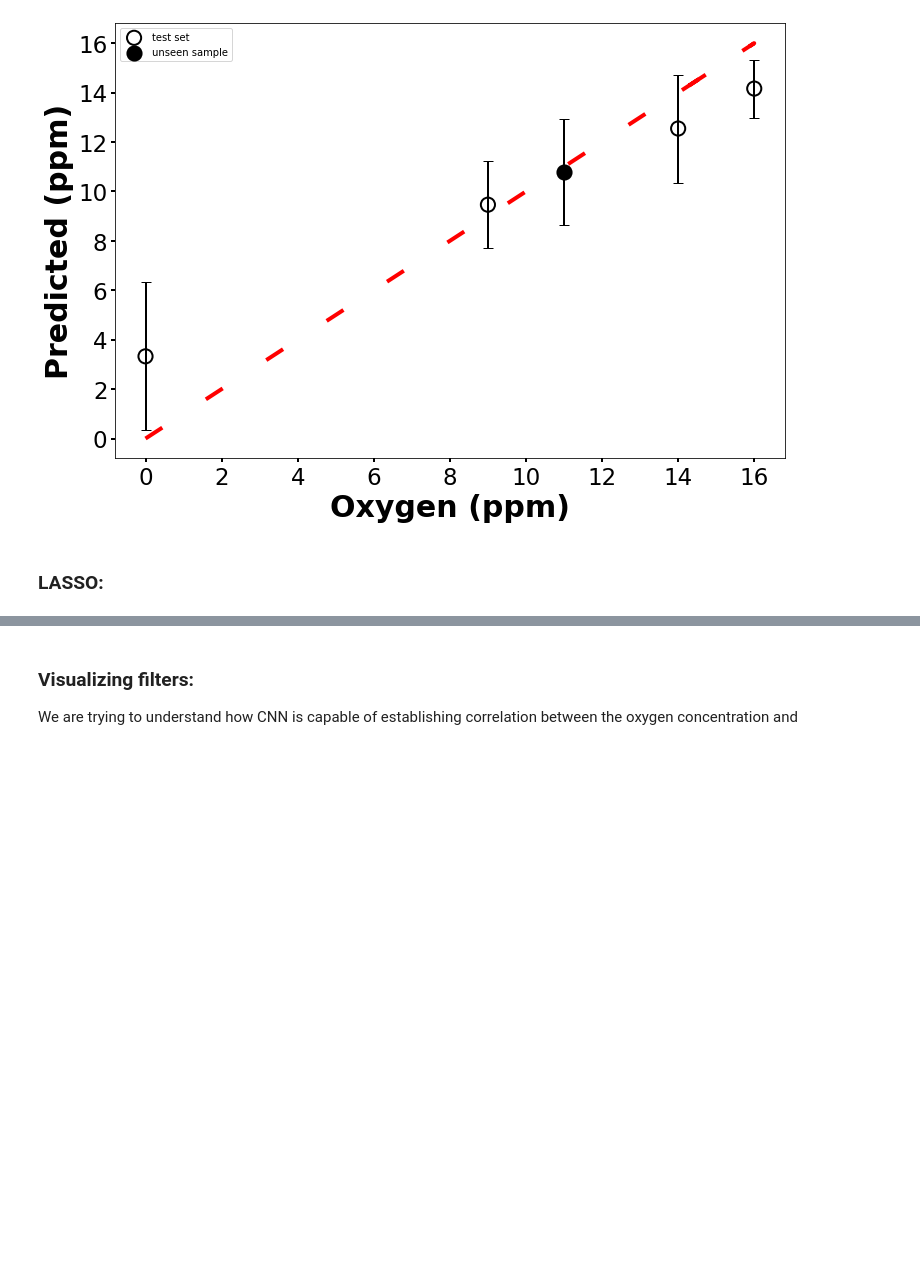
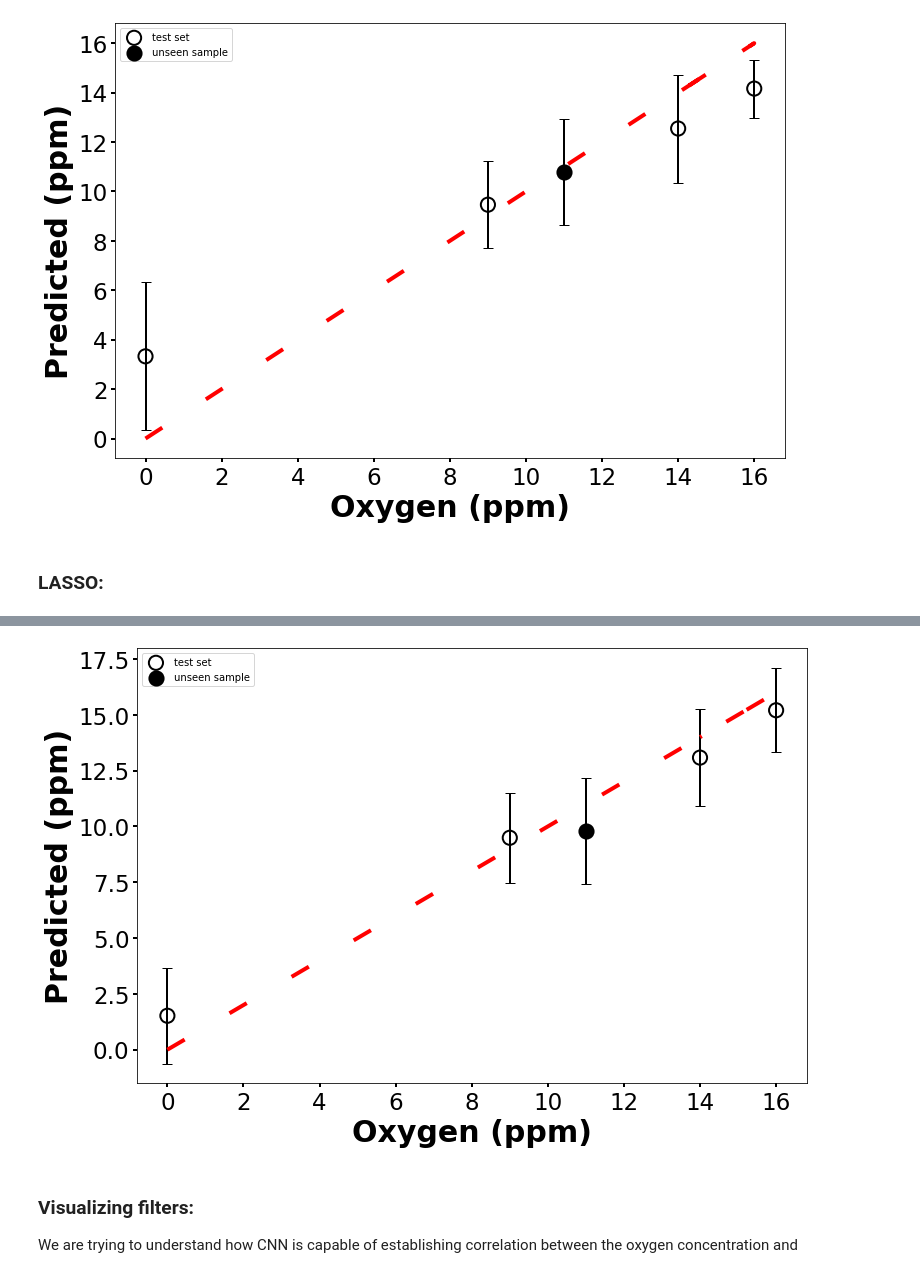
Before and after one commit to sadavari/SunEdison, a Jupyter notebook: SunEdison_CNN.ipynb, the cells around one changed output, grey strips where cells are left out. Drawn from its saved outputs; the diff is of its cells as text; code cells hidden in the pictures; blank space fills up the shorter version.

```diff
--- a/SunEdison_CNN.ipynb
+++ b/SunEdison_CNN.ipynb
@@ -544,3 +536,28 @@ alpha_minimize_Test= 8.177257525083613e-06
+# %%
+Y_pred_LASSO_11ppm = Lasso_reg.predict(X_test_11ppm.iloc[1:])
+
+fig, ax = plt.subplots(figsize=(12,8))
+ax.plot(Y_test*max_concentration, Y_test*max_concentration,  color='red',linewidth=4,
+          linestyle='--',dashes=(5, 13))
+ax.scatter(conc_list, [LASSO_result_dic[val].mean() for val in LASSO_result_dic.keys()], s=200,linewidth=2,
+                facecolors='none', edgecolors='black',label="test set")
+
+ax.set_xlabel('Oxygen (ppm)',fontsize=30,weight='bold')
+ax.set_ylabel('Predicted (ppm)',fontsize=30,weight='bold')
+ax.tick_params(which='both', length=4, width=2, labelsize=23,colors='black')
+plotline, cap, barlinecols = ax.errorbar(conc_list, [LASSO_result_dic[val].mean() for val in LASSO_result_dic.keys()],
+                                              yerr=[LASSO_result_dic[val].std() for val in LASSO_result_dic.keys()],fmt='o',
+                                           color='none',ecolor='black', elinewidth=2,capsize=5)
+
+ax.scatter(11,max_concentration*Y_pred_LASSO_11ppm.reshape(-1,Y_pred_LASSO_11ppm.size)[0].mean(), s=200,linewidth=2,
+                facecolors='black', edgecolors='black',label="unseen sample")
+plotline, cap, barlinecols = ax.errorbar(11,max_concentration*Y_pred_LASSO_11ppm.reshape(-1,Y_pred_LASSO_11ppm.size)[0].mean(),
+                                              yerr=max_concentration*Y_pred_LASSO_11ppm.reshape(-1,Y_pred_LASSO_11ppm.size)[0].std()
+                                         ,fmt='o', color='none',ecolor='black', elinewidth=2,capsize=5)
+plt.legend()
+plt.show()
+# %% [output]
+[figure, added]
 # %% [markdown]
 ### Visualizing filters:
 
```
Also changed, not shown: parts of 10 cells of this notebook.
